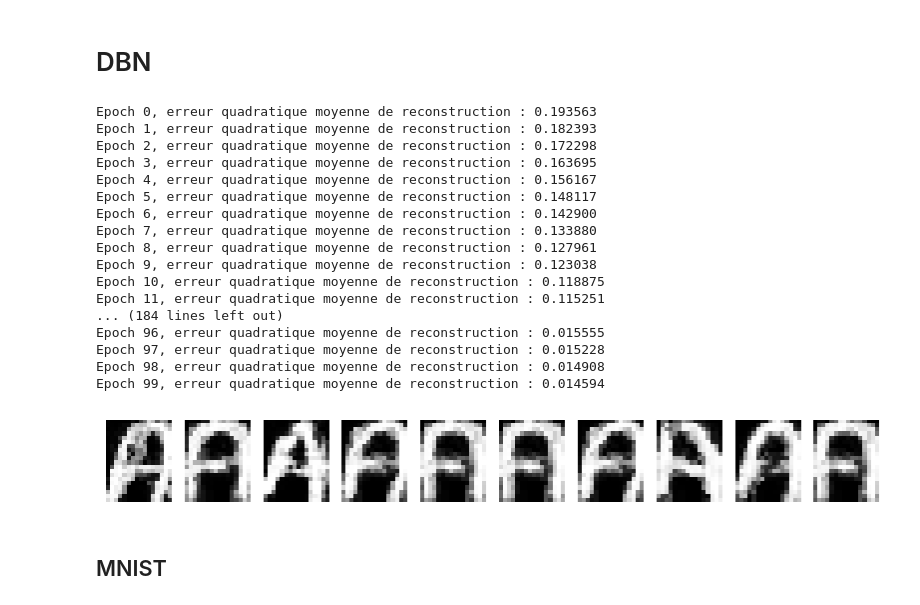
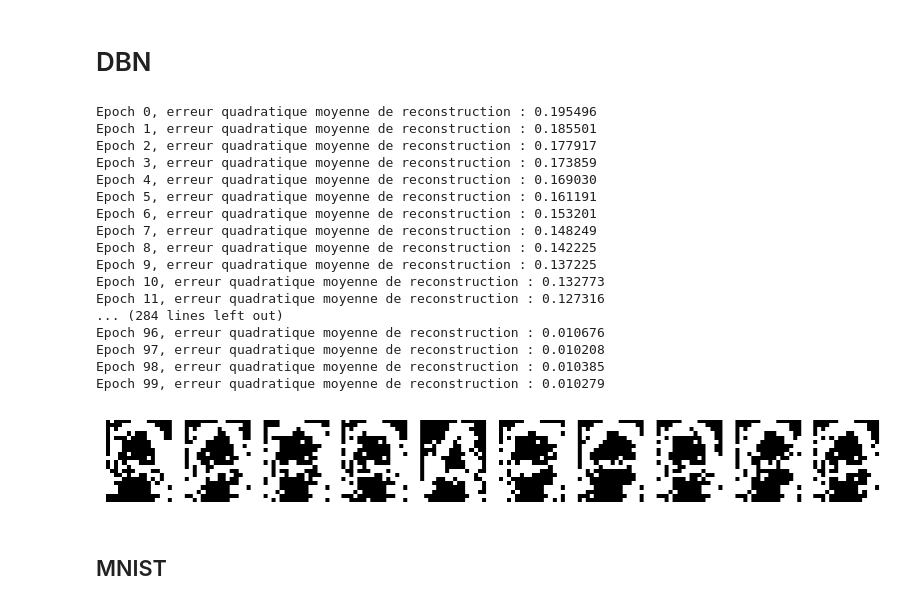
Before and after one commit to Theo-Morvan/DL_2_project, a Jupyter notebook: tristan/test.ipynb, the cells around one changed output. Saved outputs shown, nothing was run; the diff lists cells and outputs as text; code cells hidden in the pictures.

```diff
--- a/tristan/test.ipynb
+++ b/tristan/test.ipynb
@@ -4,7 +4,9 @@
 from src.rbm import RBM
 from src.data import lire_alpha_digits
 from src.utils import display_alpha_digits
+%load_ext autoreload
+%autoreload 2
 
-X = lire_alpha_digits("data/binaryalphadigs.mat", "A")
+X = lire_alpha_digits("src/data/binaryalphadigs.mat", "A")
 display_alpha_digits(X)
 # %% [output]
@@ -41,32 +45,32 @@ display_alpha_digits(generated)
 # %%
 from src.dbn import DBN
 
-model = DBN([320, 40, 40])
+model = DBN([320, 40, 40,40])
 # %%
 model.train(X, 0.1, 4, 100)
 # %% [output]
-Epoch 0, erreur quadratique moyenne de reconstruction : 0.193563
-Epoch 1, erreur quadratique moyenne de reconstruction : 0.182393
-Epoch 2, erreur quadratique moyenne de reconstruction : 0.172298
-Epoch 3, erreur quadratique moyenne de reconstruction : 0.163695
-Epoch 4, erreur quadratique moyenne de reconstruction : 0.156167
-Epoch 5, erreur quadratique moyenne de reconstruction : 0.148117
-Epoch 6, erreur quadratique moyenne de reconstruction : 0.142900
-Epoch 7, erreur quadratique moyenne de reconstruction : 0.133880
-Epoch 8, erreur quadratique moyenne de reconstruction : 0.127961
-Epoch 9, erreur quadratique moyenne de reconstruction : 0.123038
-Epoch 10, erreur quadratique moyenne de reconstruction : 0.118875
-Epoch 11, erreur quadratique moyenne de reconstruction : 0.115251
-... (184 lines left out)
-Epoch 96, erreur quadratique moyenne de reconstruction : 0.015555
-Epoch 97, erreur quadratique moyenne de reconstruction : 0.015228
-Epoch 98, erreur quadratique moyenne de reconstruction : 0.014908
-Epoch 99, erreur quadratique moyenne de reconstruction : 0.014594
+Epoch 0, erreur quadratique moyenne de reconstruction : 0.195496
+Epoch 1, erreur quadratique moyenne de reconstruction : 0.185501
+Epoch 2, erreur quadratique moyenne de reconstruction : 0.177917
+Epoch 3, erreur quadratique moyenne de reconstruction : 0.173859
+Epoch 4, erreur quadratique moyenne de reconstruction : 0.169030
+Epoch 5, erreur quadratique moyenne de reconstruction : 0.161191
+Epoch 6, erreur quadratique moyenne de reconstruction : 0.153201
+Epoch 7, erreur quadratique moyenne de reconstruction : 0.148249
+Epoch 8, erreur quadratique moyenne de reconstruction : 0.142225
+Epoch 9, erreur quadratique moyenne de reconstruction : 0.137225
+Epoch 10, erreur quadratique moyenne de reconstruction : 0.132773
+Epoch 11, erreur quadratique moyenne de reconstruction : 0.127316
+... (284 lines left out)
+Epoch 96, erreur quadratique moyenne de reconstruction : 0.010676
+Epoch 97, erreur quadratique moyenne de reconstruction : 0.010208
+Epoch 98, erreur quadratique moyenne de reconstruction : 0.010385
+Epoch 99, erreur quadratique moyenne de reconstruction : 0.010279
 # %%
-generated = model.generer_image(100, 10)
+generated = model.generer_image(30, 10)
 display_alpha_digits(generated)
 # %% [output]
-[figure, old version]
+[figure, new version]
 # %% [markdown]
 ## MNIST
 # %%
```
Also changed, not shown: parts of 5 cells of this notebook, 2 other files.
